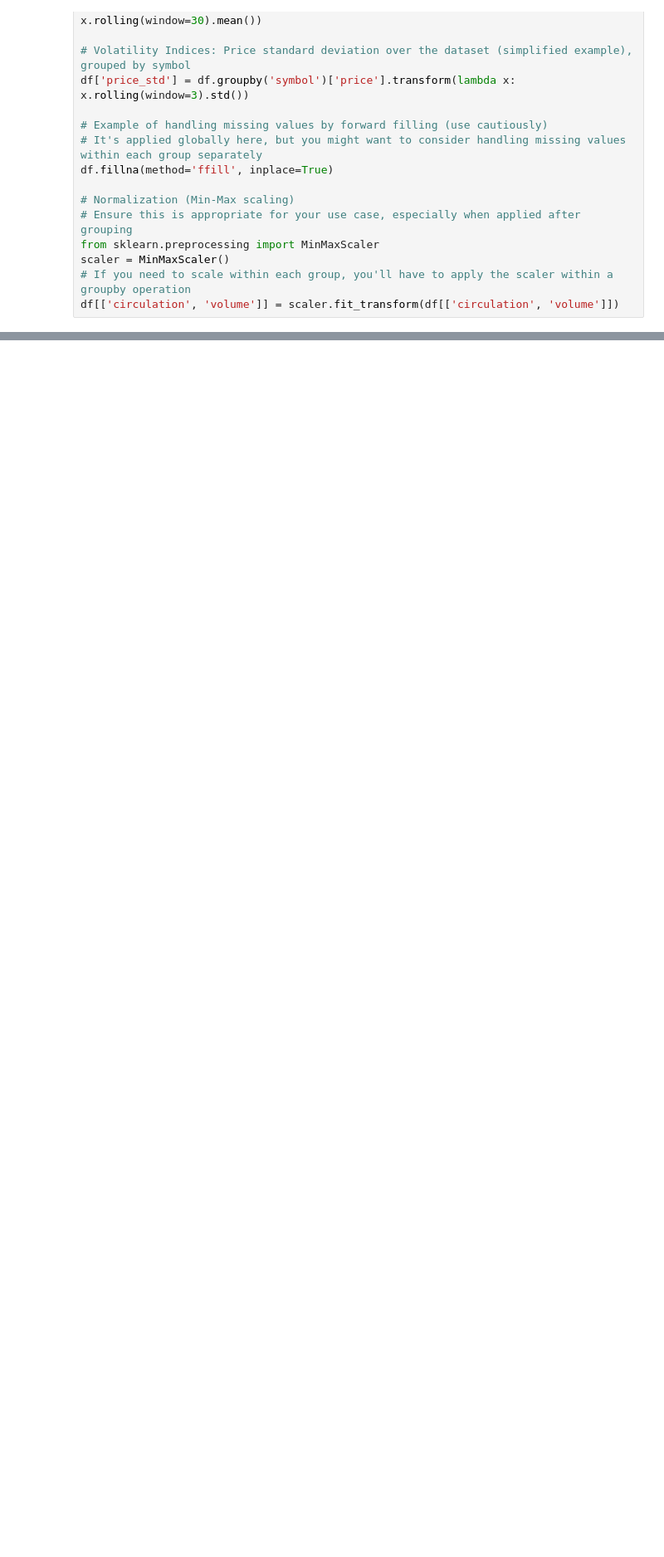
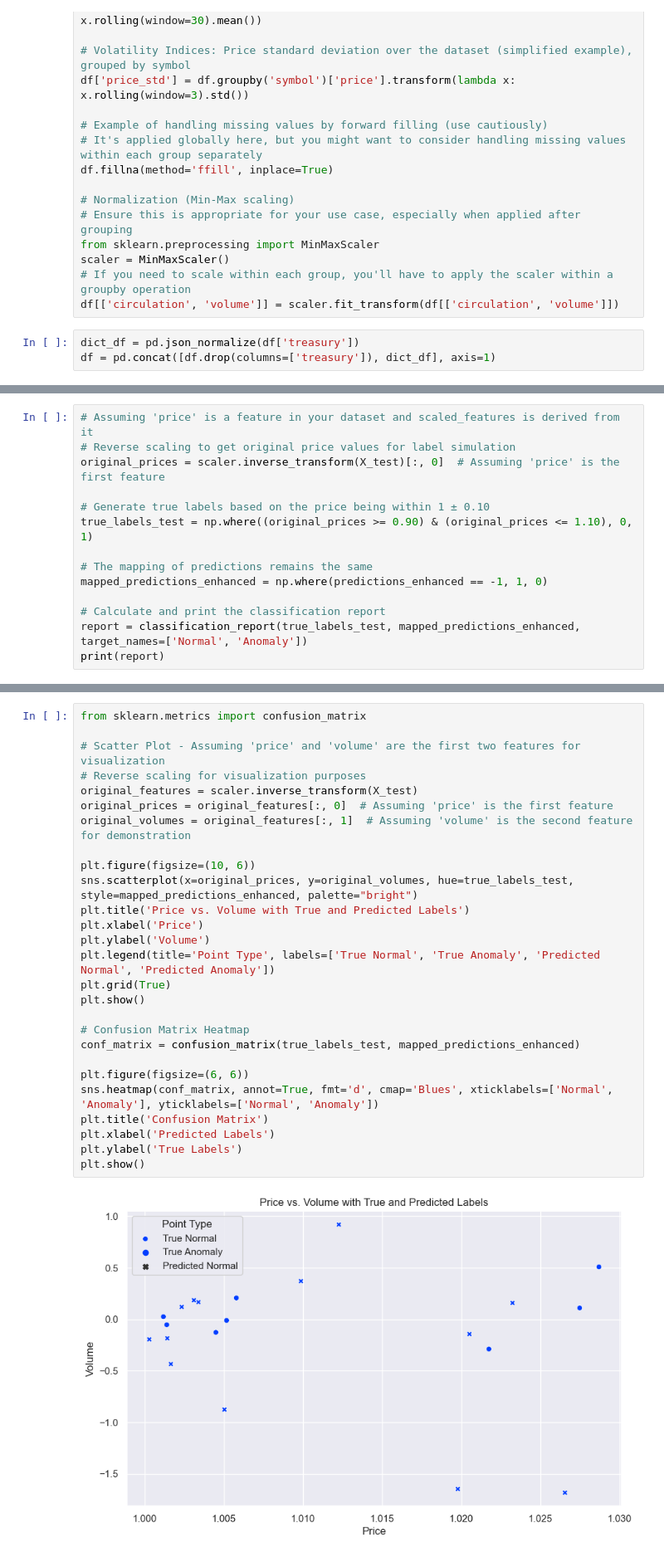
Before and after one commit to ShaanAu/stablecoin_dissertation, a Jupyter notebook: stablecoin_dissertation.ipynb, the cells around one changed output, grey strips where cells are left out. Shown at 83% size. Saved outputs shown, nothing was run; the diff lists cells and outputs as text; blank space fills up the shorter version.

Commit message:
adding progress chart notebook + initial one class svm model

```diff
--- a/stablecoin_dissertation.ipynb
+++ b/stablecoin_dissertation.ipynb
@@ -83,6 +83,9 @@ from sklearn.preprocessing import MinMaxScaler
 scaler = MinMaxScaler()
 # If you need to scale within each group, you'll have to apply the scaler within a groupby operation
 df[['circulation', 'volume']] = scaler.fit_transform(df[['circulation', 'volume']])
+# %%
+dict_df = pd.json_normalize(df['treasury'])
+df = pd.concat([df.drop(columns=['treasury']), dict_df], axis=1)
 # %%
 df
 # %% [output]
@@ -101,0 +153,14 @@ df
+# %%
+# Assuming 'price' is a feature in your dataset and scaled_features is derived from it
+# Reverse scaling to get original price values for label simulation
+original_prices = scaler.inverse_transform(X_test)[:, 0]  # Assuming 'price' is the first feature
+
+# Generate true labels based on the price being within 1 ± 0.10
+true_labels_test = np.where((original_prices >= 0.90) & (original_prices <= 1.10), 0, 1)
+
+# The mapping of predictions remains the same
+mapped_predictions_enhanced = np.where(predictions_enhanced == -1, 1, 0)
+
+# Calculate and print the classification report
+report = classification_report(true_labels_test, mapped_predictions_enhanced, target_names=['Normal', 'Anomaly'])
+print(report)
@@ -101,0 +181,29 @@ df
+# %%
+from sklearn.metrics import confusion_matrix
+
+# Scatter Plot - Assuming 'price' and 'volume' are the first two features for visualization
+# Reverse scaling for visualization purposes
+original_features = scaler.inverse_transform(X_test)
+original_prices = original_features[:, 0]  # Assuming 'price' is the first feature
+original_volumes = original_features[:, 1]  # Assuming 'volume' is the second feature for demonstration
+
+plt.figure(figsize=(10, 6))
+sns.scatterplot(x=original_prices, y=original_volumes, hue=true_labels_test, style=mapped_predictions_enhanced, palette="bright")
+plt.title('Price vs. Volume with True and Predicted Labels')
+plt.xlabel('Price')
+plt.ylabel('Volume')
+plt.legend(title='Point Type', labels=['True Normal', 'True Anomaly', 'Predicted Normal', 'Predicted Anomaly'])
+plt.grid(True)
+plt.show()
+
+# Confusion Matrix Heatmap
+conf_matrix = confusion_matrix(true_labels_test, mapped_predictions_enhanced)
+
+plt.figure(figsize=(6, 6))
+sns.heatmap(conf_matrix, annot=True, fmt='d', cmap='Blues', xticklabels=['Normal', 'Anomaly'], yticklabels=['Normal', 'Anomaly'])
+plt.title('Confusion Matrix')
+plt.xlabel('Predicted Labels')
+plt.ylabel('True Labels')
+plt.show()
+# %% [output]
+[figure, added]
```
Also changed, not shown: parts of 5 cells of this notebook, 1 other file.
